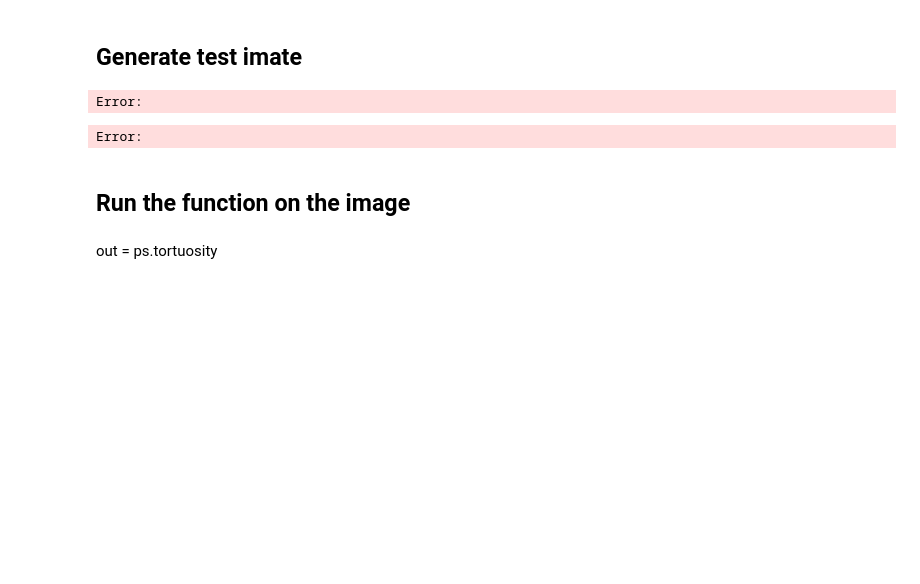
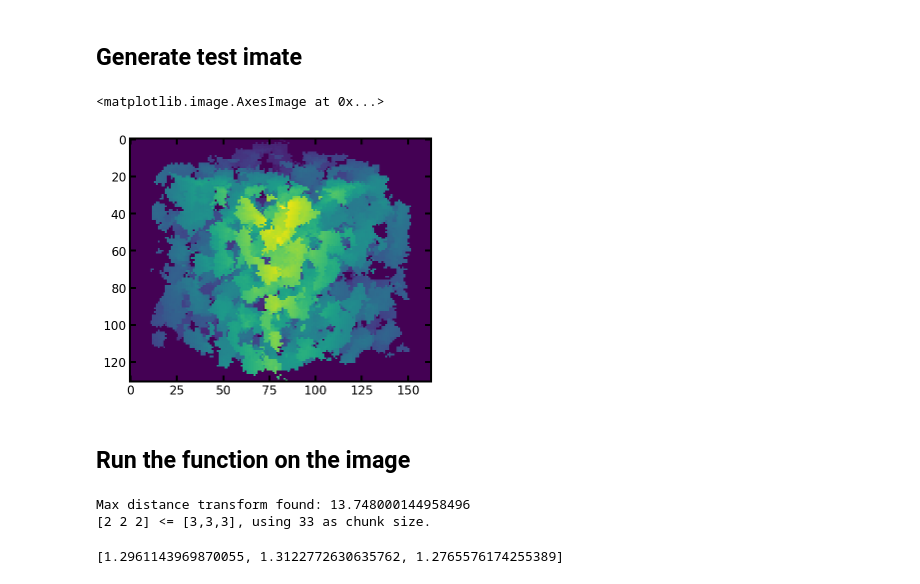
Before and after one commit to rickyfann/porespy, a Jupyter notebook: examples/simulations/tutorials/using_tortuosity_gdd.ipynb, the cells around one changed output. Drawn from its saved outputs; the diff is of its cells as text; code cells hidden in the pictures; blank space fills up the shorter version.

Commit message:
includes simulation on fractal noise image

```diff
--- a/examples/simulations/tutorials/using_tortuosity_gdd.ipynb
+++ b/examples/simulations/tutorials/using_tortuosity_gdd.ipynb
@@ -8,13 +10,18 @@ import numpy as np
 ps.visualization.set_mpl_style()
 # %% [markdown]
 ## Generate test imate
-# %%
-np.random.seed(1)
-im = ps.generators.fractal_noise(shape=[500,500])<0.7
-# %% [output]
-Error:
-Error:
+# %%
+im = ps.generators.fractal_noise(shape=[100,100,100], seed=1)<0.8
+plt.imshow(ps.visualization.show_3D(im))
+# %% [output]
+<matplotlib.image.AxesImage at 0x...>
+[figure, added]
 # %% [markdown]
 ## Run the function on the image
-# %% [markdown]
-out = ps.tortuosity
+# %%
+out = ps.simulations.tortuosity_gdd(im, scale_factor=3)
+out[:3]
+# %% [output]
+Max distance transform found: 13.748000144958496
+[2 2 2] <= [3,3,3], using 33 as chunk size.
+[1.2961143969870055, 1.3122772630635762, 1.2765576174255389]
```
Also changed, not shown: parts of 8 cells of this notebook.
